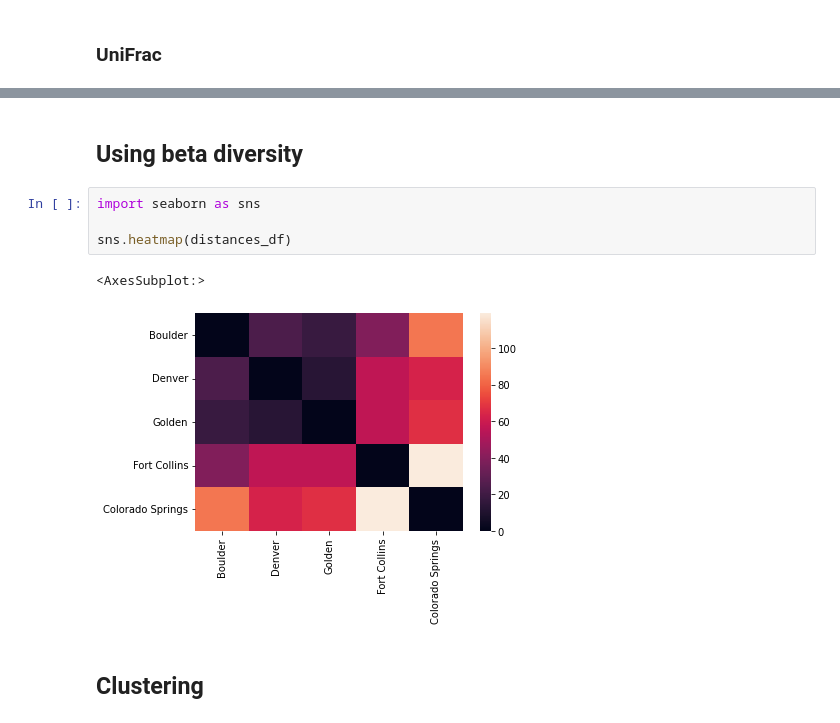
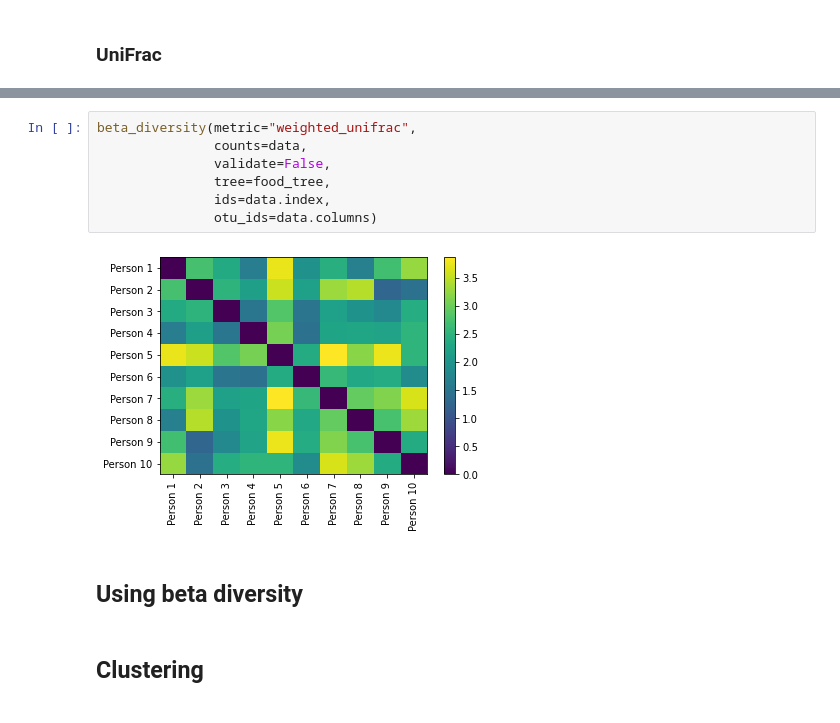
Before and after one commit to sterrettJD/CSCI-6118-Project, a Jupyter notebook: Notebooks/Beta-diversity.ipynb, the cells around one changed output, grey strips where cells are left out. Saved outputs shown, nothing was run; the diff lists cells and outputs as text.

```diff
--- a/Notebooks/Beta-diversity.ipynb
+++ b/Notebooks/Beta-diversity.ipynb
@@ -250,12 +270,14 @@ print(food_tree.ascii_art())
+# %%
+beta_diversity(metric="weighted_unifrac",
+               counts=data,
+               validate=False,
+               tree=food_tree,
+               ids=data.index,
+               otu_ids=data.columns)
+# %% [output]
+[figure, added]
 # %% [markdown]
 ## Using beta diversity
-# %%
-import seaborn as sns
-
-sns.heatmap(distances_df)
-# %% [output]
-<AxesSubplot:>
-[figure, removed]
 # %% [markdown]
 ## Clustering
 # %% [markdown]
```
Also changed, not shown: parts of 6 cells of this notebook.
